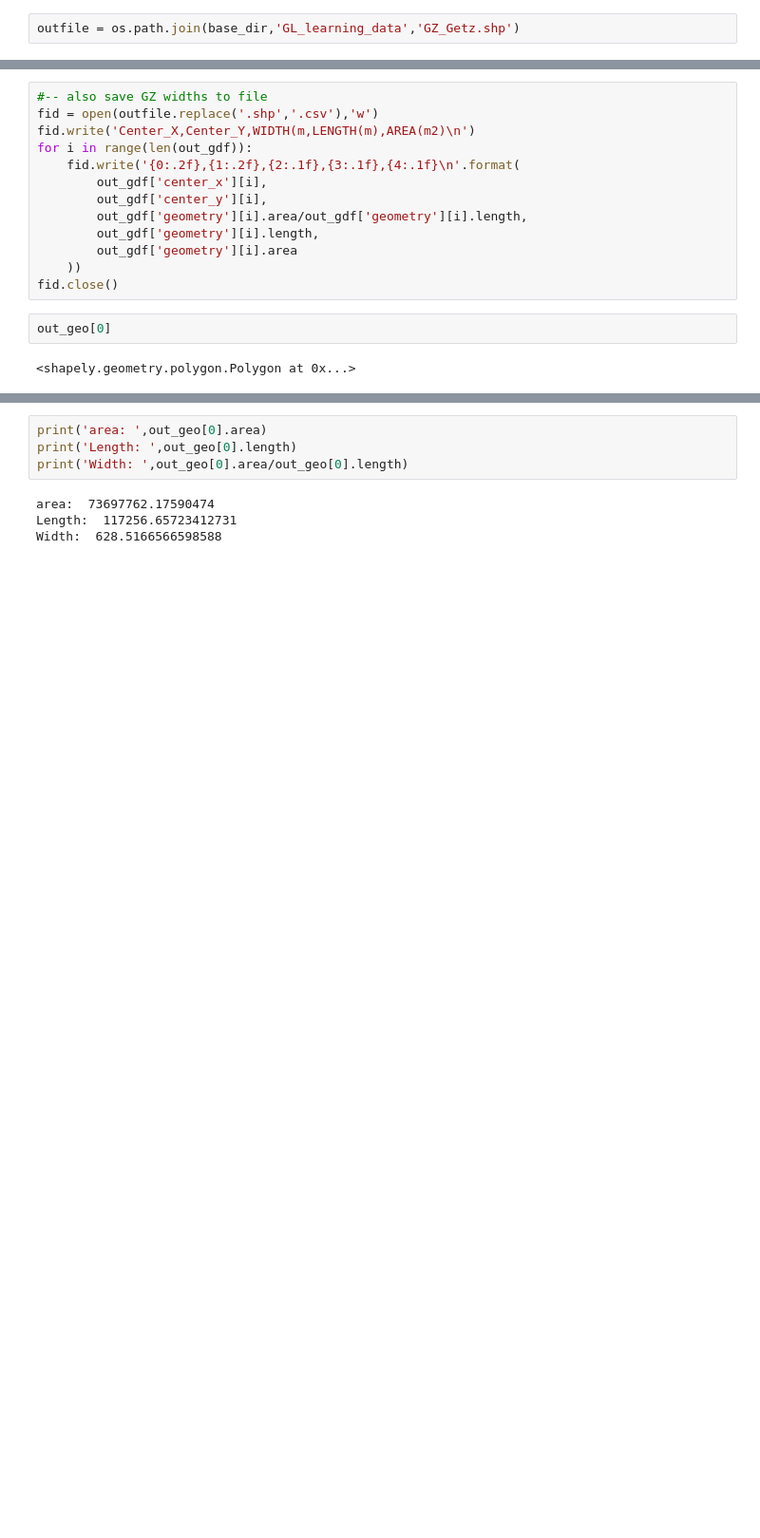
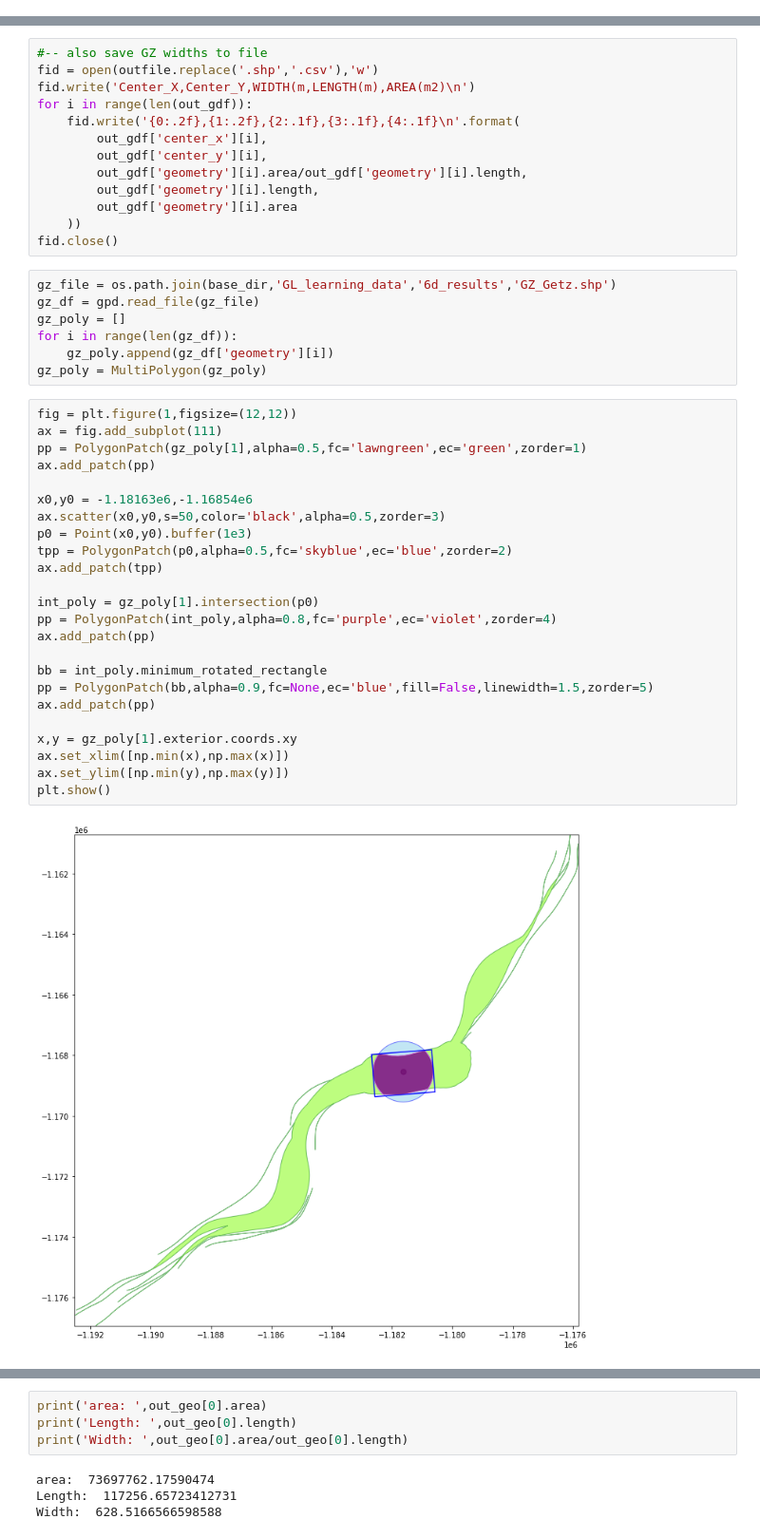
Before and after one commit to yaramohajerani/GL_learning, a Jupyter notebook: calc_gz.ipynb, the cells around one changed output, grey strips where cells are left out. Shown at 95% size. Saved outputs shown, nothing was run; the diff lists cells and outputs as text; blank space fills up the shorter version.

```diff
--- a/calc_gz.ipynb
+++ b/calc_gz.ipynb
@@ -156,2 +96,0 @@ out_gdf
-# %%
-outfile = os.path.join(base_dir,'GL_learning_data','GZ_Getz.shp')
@@ -170,7 +107,36 @@ for i in range(len(out_gdf)):
         out_gdf['geometry'][i].area
     ))
 fid.close()
-# %%
-out_geo[0]
-# %% [output]
-<shapely.geometry.polygon.Polygon at 0x...>
+# %%
+gz_file = os.path.join(base_dir,'GL_learning_data','6d_results','GZ_Getz.shp')
+gz_df = gpd.read_file(gz_file)
+gz_poly = []
+for i in range(len(gz_df)):
+    gz_poly.append(gz_df['geometry'][i])
+gz_poly = MultiPolygon(gz_poly)
+# %%
+fig = plt.figure(1,figsize=(12,12))
+ax = fig.add_subplot(111)
+pp = PolygonPatch(gz_poly[1],alpha=0.5,fc='lawngreen',ec='green',zorder=1)
+ax.add_patch(pp)
+
+x0,y0 = -1.18163e6,-1.16854e6
+ax.scatter(x0,y0,s=50,color='black',alpha=0.5,zorder=3)
+p0 = Point(x0,y0).buffer(1e3)
+tpp = PolygonPatch(p0,alpha=0.5,fc='skyblue',ec='blue',zorder=2)
+ax.add_patch(tpp)
+
+int_poly = gz_poly[1].intersection(p0)
+pp = PolygonPatch(int_poly,alpha=0.8,fc='purple',ec='violet',zorder=4)
+ax.add_patch(pp)
+
+bb = int_poly.minimum_rotated_rectangle
+pp = PolygonPatch(bb,alpha=0.9,fc=None,ec='blue',fill=False,linewidth=1.5,zorder=5)
+ax.add_patch(pp)
+
+x,y = gz_poly[1].exterior.coords.xy
+ax.set_xlim([np.min(x),np.max(x)])
+ax.set_ylim([np.min(y),np.max(y)])
+plt.show()
+# %% [output]
+[figure, added]
```
Also changed, not shown: parts of 32 cells of this notebook, 1 other file.
